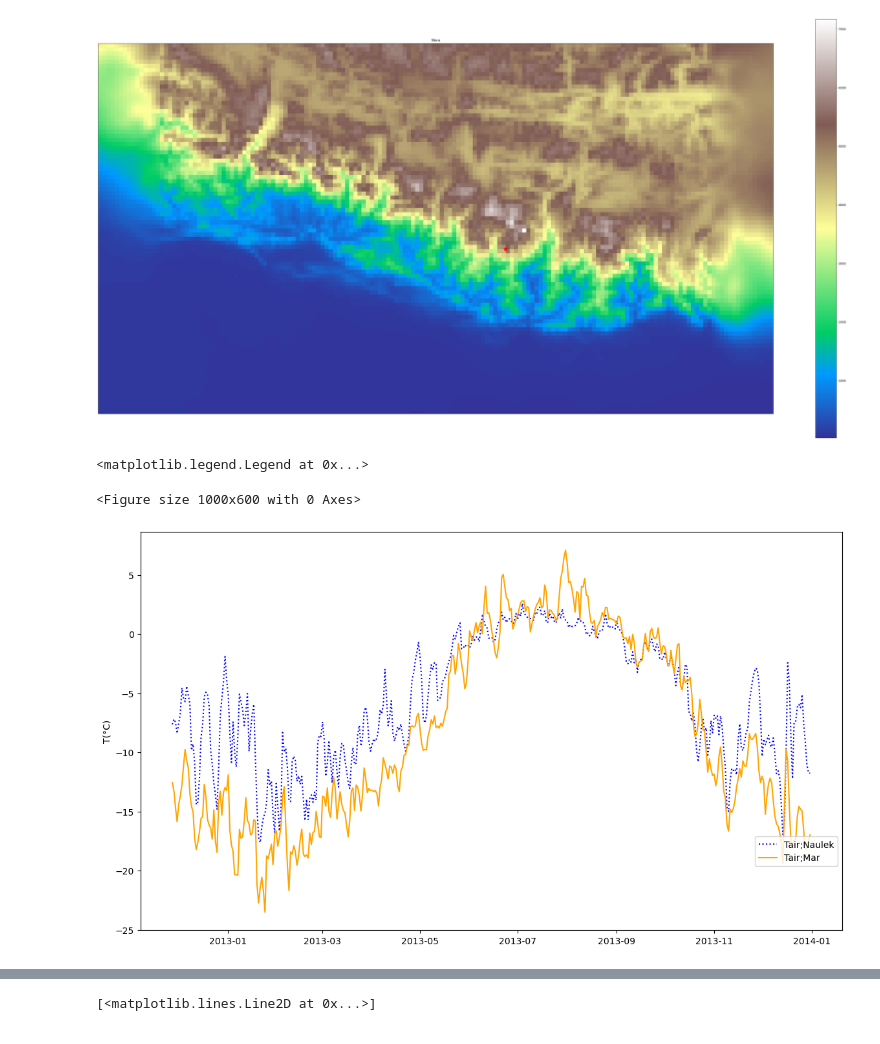
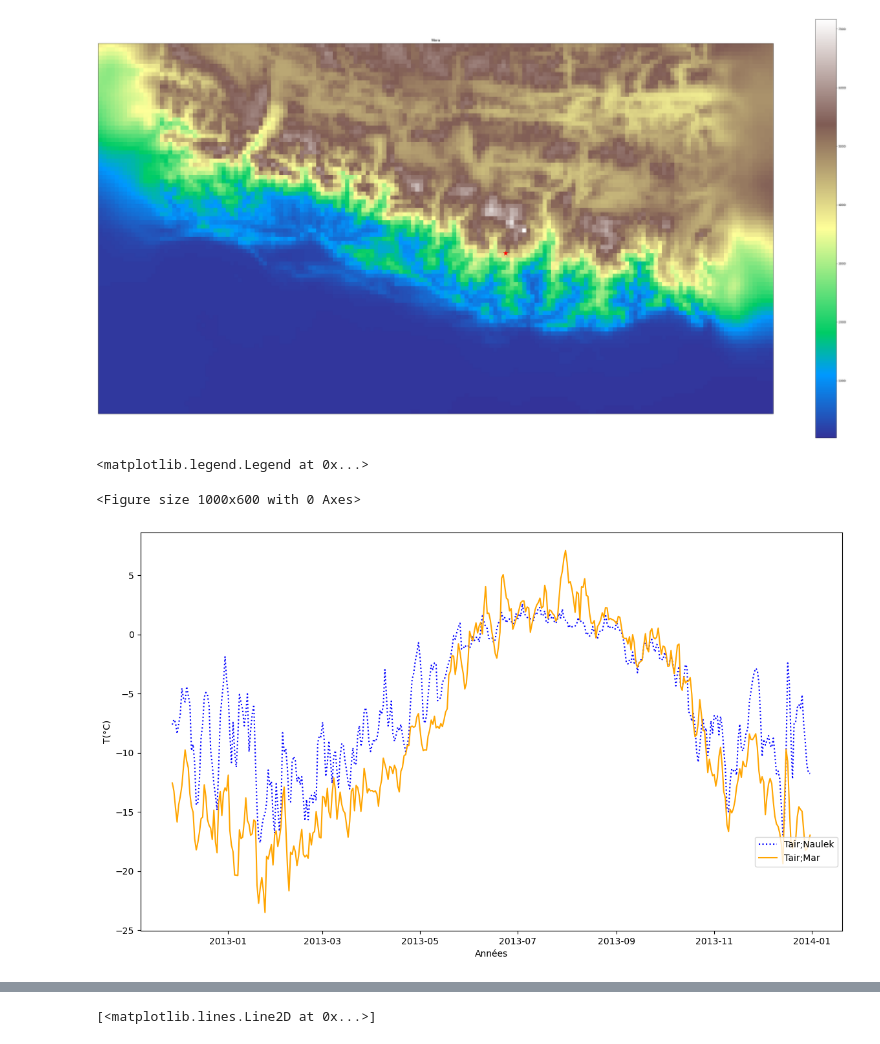
Before and after one commit to Andeol-ramb/MAR_HMA_GLACIOCLIM_Comparisons, a Jupyter notebook: GLACIO-MAR MeraNaulekcomparaisons(1Y)(1).ipynb, the cells around one changed output, grey strips where cells are left out. Cells and saved outputs as stored; diff of their text form; code cells hidden in the pictures.

```diff
--- a/GLACIO-MAR MeraNaulekcomparaisons(1Y)(1).ipynb
+++ b/GLACIO-MAR MeraNaulekcomparaisons(1Y)(1).ipynb
@@ -233,19 +233,20 @@ ts_MARnew= ts_MAR.assign_coords(time=(ts_sta.time))
 # %%
 fig=plt.figure(figsize=(10,6))
 ## Create figure and axis #1
 fig, ax1 = plt.subplots(figsize=(14,8))
 
 plt.plot(ts_sta.time, ts_sta['Tair'].values,
          color='blue',linestyle=':',label='Tair;'+'Naulek')
 plt.plot(ts_MARnew.time,ts_MARnew.values,
          color='orange',label='Tair;'+'Mar')
 ax1.set_ylabel('T(°C)')
+ax1.set_xlabel('Années')
 #ax1.set_ylim(5, 7)
 fig.legend(bbox_to_anchor=(0.4, -0.2, 0.5, 0.5)) #bbox (x, y, width, height)
 # %% [output]
 <matplotlib.legend.Legend at 0x...>
 <Figure size 1000x600 with 0 Axes>
-[figure, old version]
+[figure, new version]
 # %%
 fig=plt.figure(figsize=(10,6))
 ## Create figure and axis #1
```
Also changed, not shown: parts of 6 cells of this notebook.
